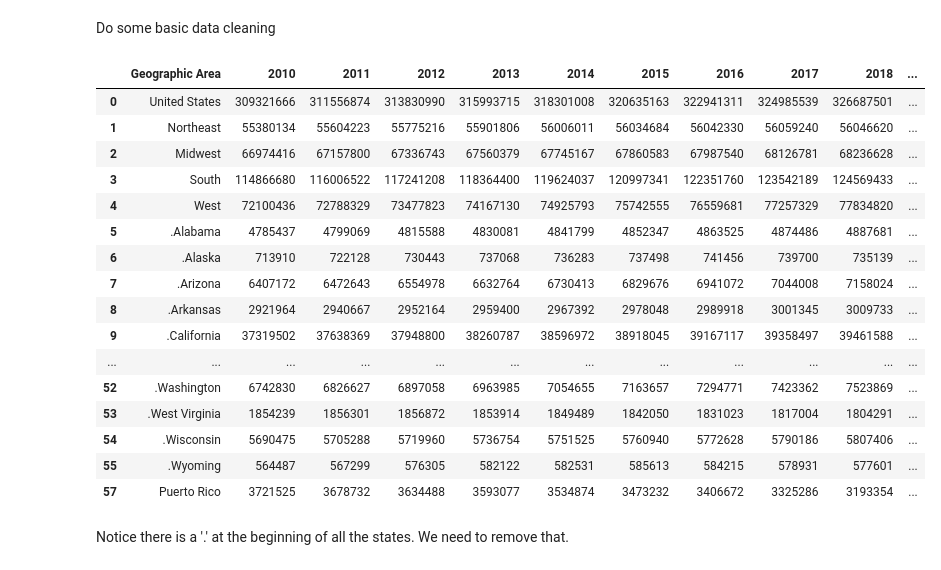
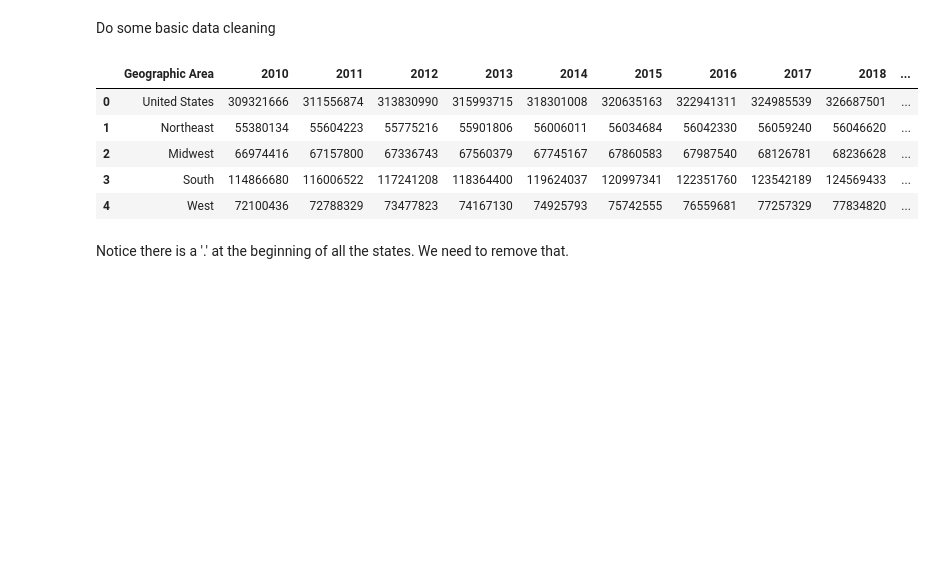
Before and after one commit to yongsa-nut/TU_CN240_DataScience_671, a Jupyter notebook: CN240_Lecture_6.ipynb, the cells around one changed output. Saved outputs shown, nothing was run; the diff lists cells and outputs as text; code cells hidden in the pictures; blank space fills up the shorter version.

```diff
--- a/CN240_Lecture_6.ipynb
+++ b/CN240_Lecture_6.ipynb
@@ -355,30 +363,19 @@ Do some basic data cleaning
 # %%
 census_2010s_df = (
     census_2010s_df
     .rename(columns={"Unnamed: 0": "Geographic Area"})
     .drop(columns=["Census", "Estimates Base"])
     .convert_dtypes() # "smart" converting of columns to int, use at your own risk
     .dropna()  # we'll introduce this very soon
 )
-census_2010s_df
+census_2010s_df.head()
 # %% [output]
 |  | Geographic Area | 2010 | 2011 | 2012 | 2013 | 2014 | 2015 | 2016 | 2017 | 2018 | ... |
 | 0 | United States | 309321666 | 311556874 | 313830990 | 315993715 | 318301008 | 320635163 | 322941311 | 324985539 | 326687501 | ... |
 | 1 | Northeast | 55380134 | 55604223 | 55775216 | 55901806 | 56006011 | 56034684 | 56042330 | 56059240 | 56046620 | ... |
 | 2 | Midwest | 66974416 | 67157800 | 67336743 | 67560379 | 67745167 | 67860583 | 67987540 | 68126781 | 68236628 | ... |
 | 3 | South | 114866680 | 116006522 | 117241208 | 118364400 | 119624037 | 120997341 | 122351760 | 123542189 | 124569433 | ... |
 | 4 | West | 72100436 | 72788329 | 73477823 | 74167130 | 74925793 | 75742555 | 76559681 | 77257329 | 77834820 | ... |
-| 5 | .Alabama | 4785437 | 4799069 | 4815588 | 4830081 | 4841799 | 4852347 | 4863525 | 4874486 | 4887681 | ... |
-| 6 | .Alaska | 713910 | 722128 | 730443 | 737068 | 736283 | 737498 | 741456 | 739700 | 735139 | ... |
-| 7 | .Arizona | 6407172 | 6472643 | 6554978 | 6632764 | 6730413 | 6829676 | 6941072 | 7044008 | 7158024 | ... |
-| 8 | .Arkansas | 2921964 | 2940667 | 2952164 | 2959400 | 2967392 | 2978048 | 2989918 | 3001345 | 3009733 | ... |
-| 9 | .California | 37319502 | 37638369 | 37948800 | 38260787 | 38596972 | 38918045 | 39167117 | 39358497 | 39461588 | ... |
-| ... | ... | ... | ... | ... | ... | ... | ... | ... | ... | ... | ... |
-| 52 | .Washington | 6742830 | 6826627 | 6897058 | 6963985 | 7054655 | 7163657 | 7294771 | 7423362 | 7523869 | ... |
-| 53 | .West Virginia | 1854239 | 1856301 | 1856872 | 1853914 | 1849489 | 1842050 | 1831023 | 1817004 | 1804291 | ... |
-| 54 | .Wisconsin | 5690475 | 5705288 | 5719960 | 5736754 | 5751525 | 5760940 | 5772628 | 5790186 | 5807406 | ... |
-| 55 | .Wyoming | 564487 | 567299 | 576305 | 582122 | 582531 | 585613 | 584215 | 578931 | 577601 | ... |
-| 57 | Puerto Rico | 3721525 | 3678732 | 3634488 | 3593077 | 3534874 | 3473232 | 3406672 | 3325286 | 3193354 | ... |
 # %% [markdown]
 Notice there is a '.' at the beginning of all the states. We need to remove that.
 # %%
```
Also changed, not shown: parts of 17 cells of this notebook.
